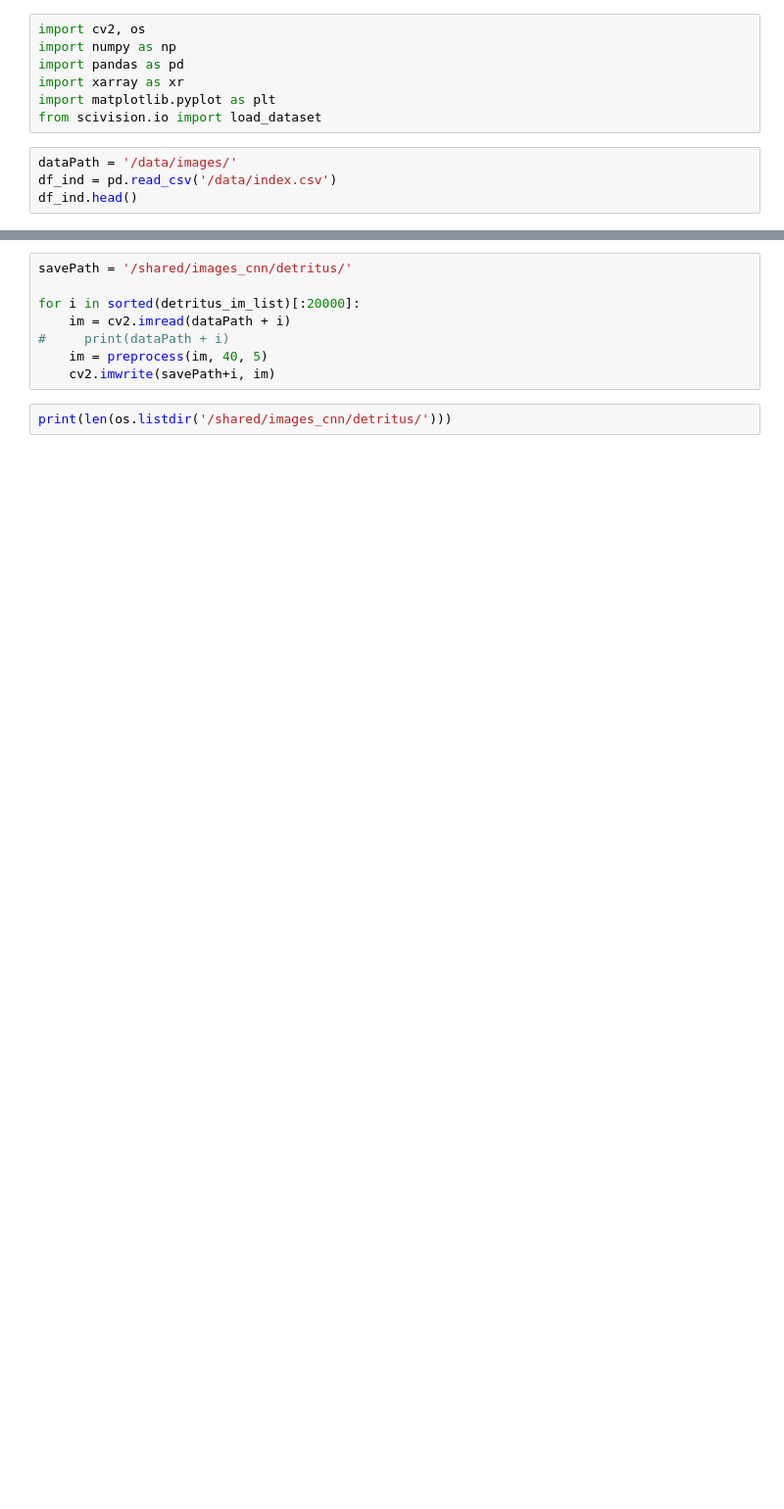
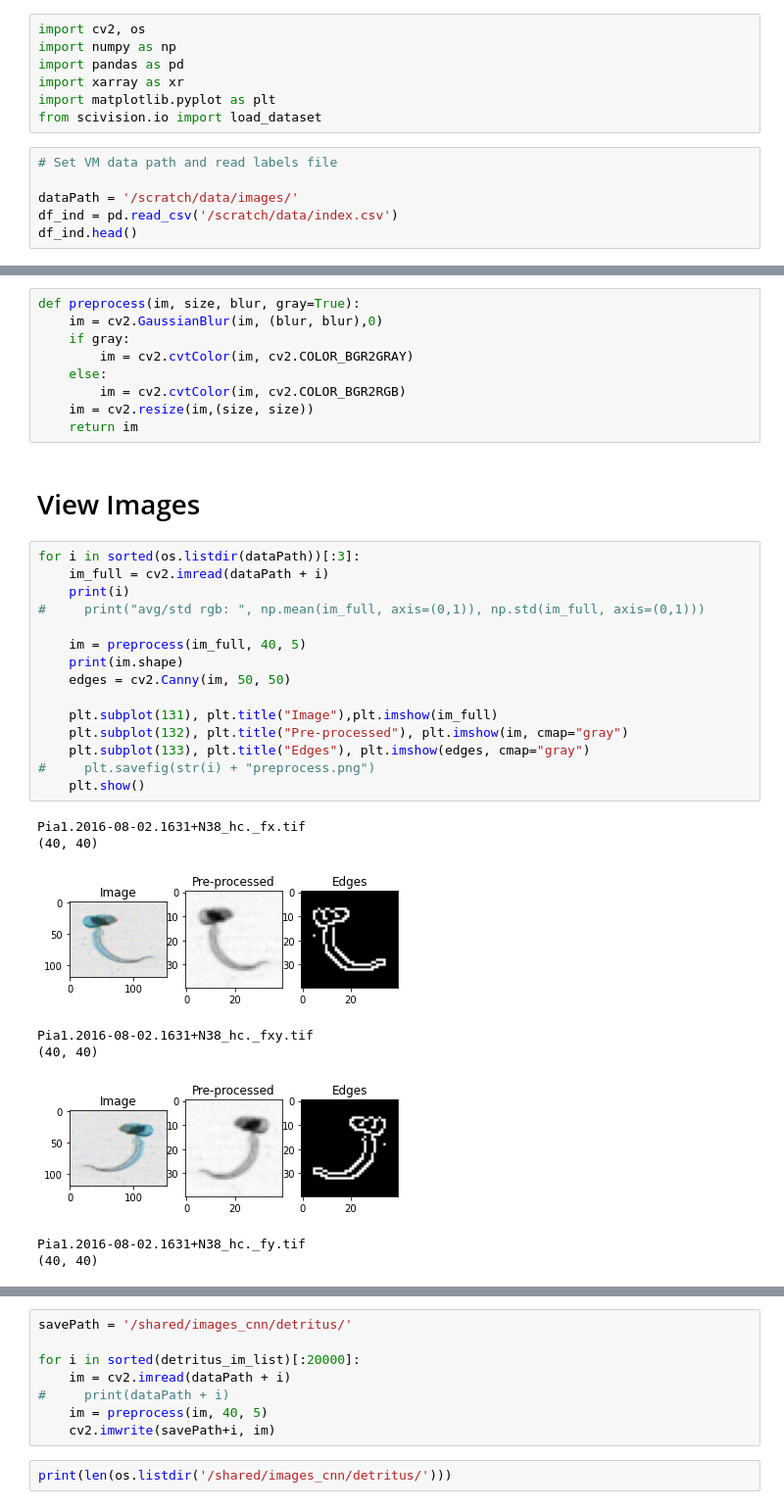
Before and after one commit to alan-turing-institute/plankton-dsg-challenge, a Jupyter notebook: notebooks/prep_cnn_data.ipynb, the cells around one changed output, grey strips where cells are left out. Shown at 98% size. Cells and saved outputs as stored; diff of their text form; blank space fills up the shorter version.

Commit message:
aug and cnn preprocess

```diff
--- a/notebooks/prep_cnn_data.ipynb
+++ b/notebooks/prep_cnn_data.ipynb
@@ -13,6 +6,8 @@ import xarray as xr
 import matplotlib.pyplot as plt
 from scivision.io import load_dataset
 # %%
-dataPath = '/data/images/'
-df_ind = pd.read_csv('/data/index.csv')
+# Set VM data path and read labels file
+
+dataPath = '/scratch/data/images/'
+df_ind = pd.read_csv('/scratch/data/index.csv')
 df_ind.head()
@@ -18,0 +26,35 @@ df_ind.head()
+# %%
+def preprocess(im, size, blur, gray=True):
+    im = cv2.GaussianBlur(im, (blur, blur),0)
+    if gray:
+        im = cv2.cvtColor(im, cv2.COLOR_BGR2GRAY)
+    else:
+        im = cv2.cvtColor(im, cv2.COLOR_BGR2RGB)
+    im = cv2.resize(im,(size, size))
+    return im
+# %% [markdown]
+# View Images
+# %%
+for i in sorted(os.listdir(dataPath))[:3]:
+    im_full = cv2.imread(dataPath + i)
+    print(i)
+#     print("avg/std rgb: ", np.mean(im_full, axis=(0,1)), np.std(im_full, axis=(0,1)))
+
+    im = preprocess(im_full, 40, 5)
+    print(im.shape)
+    edges = cv2.Canny(im, 50, 50)
+
+    plt.subplot(131), plt.title("Image"),plt.imshow(im_full)
+    plt.subplot(132), plt.title("Pre-processed"), plt.imshow(im, cmap="gray")
+    plt.subplot(133), plt.title("Edges"), plt.imshow(edges, cmap="gray")
+#     plt.savefig(str(i) + "preprocess.png")
+    plt.show()
+# %% [output]
+Pia1.2016-08-02.1631+N38_hc._fx.tif
+(40, 40)
+[figure, added]
+Pia1.2016-08-02.1631+N38_hc._fxy.tif
+(40, 40)
+[figure, added]
+Pia1.2016-08-02.1631+N38_hc._fy.tif
+(40, 40)
```
Also changed, not shown: parts of 23 cells of this notebook.
